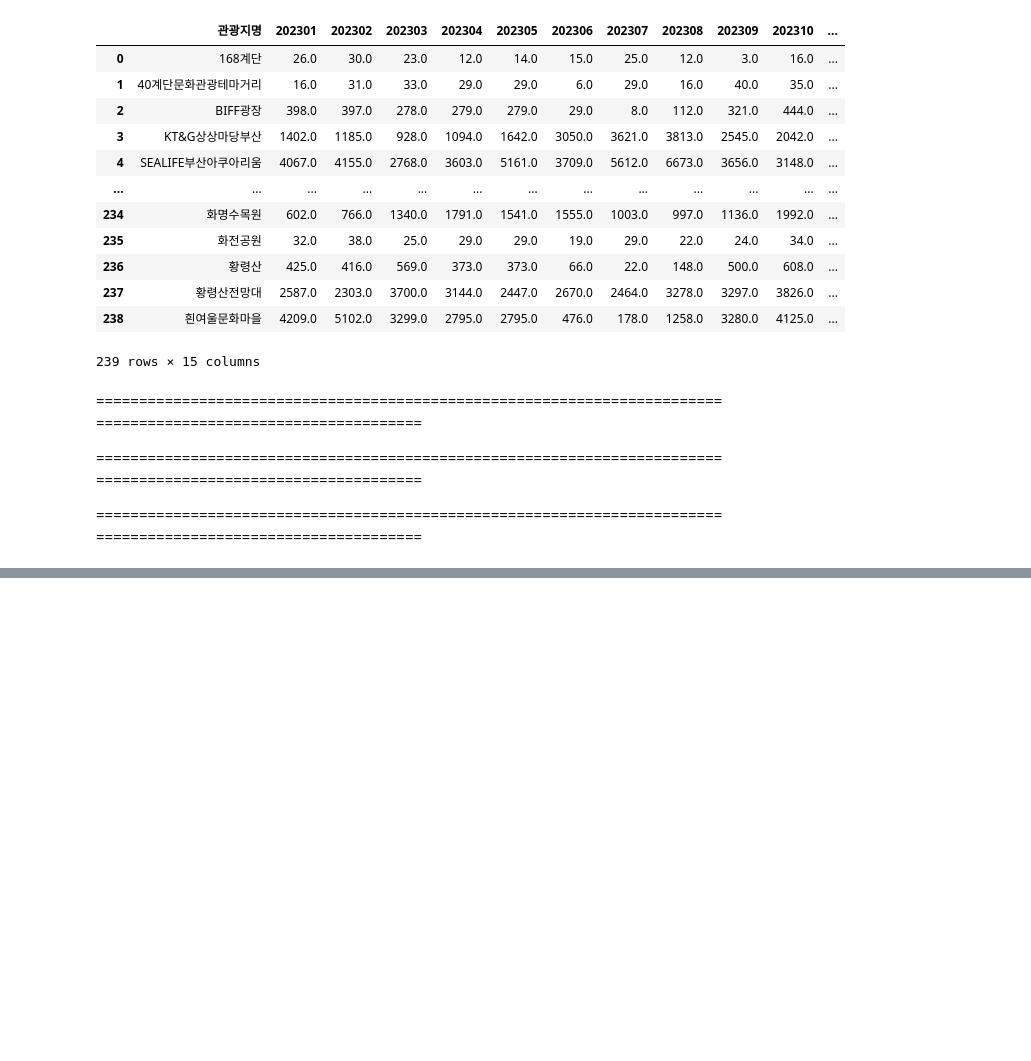
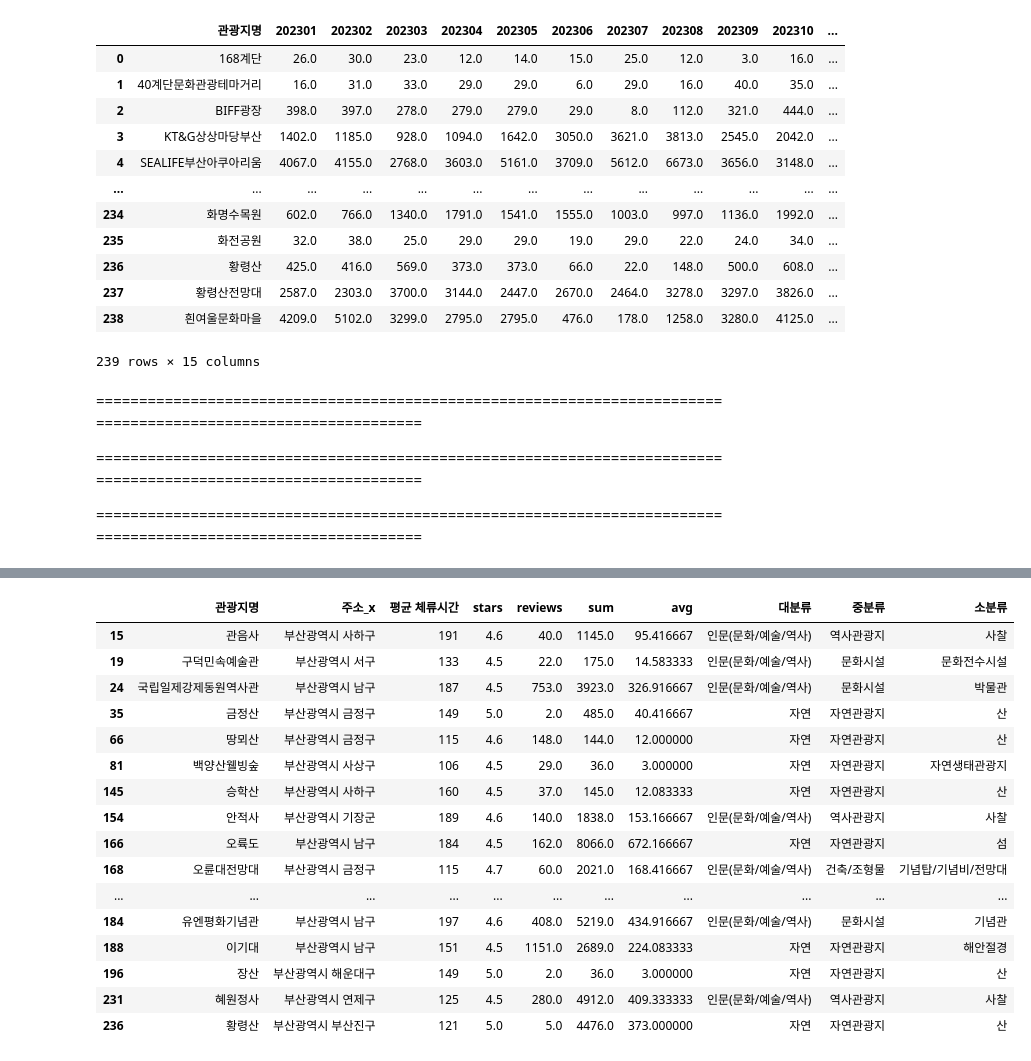
Before and after one commit to GRetriever/Data-Analysis-Project, a Jupyter notebook: Tourist Attractions/busan.ipynb, the cells around one changed output, grey strips where cells are left out. Saved outputs shown, nothing was run; the diff lists cells and outputs as text; code cells hidden in the pictures; blank space fills up the shorter version.

```diff
--- a/Tourist Attractions/busan.ipynb
+++ b/Tourist Attractions/busan.ipynb
@@ -559,3 +575,13 @@ navi_info[['관광지명','avg']].sort_values(by='avg',ascending=False)[:60]
+# %%
+location_info = location_info.rename(columns={'CONT_NM': '관광지명', 'TAR_ADDR_NM': '주소', 'KTO_CATE_LCLS_NM': '대분류', 'KTO_CATE_MCLS_NM': '중분류', 'KTO_CATE_SCLS_NM': '소분류'})
+# %%
+import re
+
+pattern = re.compile(r'\([^)]*\)')
+
+basic_info['관광지명'] = basic_info['관광지명'].apply(lambda x: re.sub(pattern, '', x))
+location_info['관광지명'] = location_info['관광지명'].apply(lambda x: re.sub(pattern, '', x))
+visit_info['관광지명'] = visit_info['관광지명'].apply(lambda x: re.sub(pattern, '', x))
 # %%
 df = pd.DataFrame()
 # %%
@@ -564,0 +589,3 @@ sns.pairplot(data=df)
+# %%
+df = pd.merge(df,location_info,on='관광지명',how='inner')
+df.drop(['주소_y','XCRD','YCRD'],axis=1,inplace=True)
@@ -564,0 +604,22 @@ sns.pairplot(data=df)
+# %%
+df_lp = df[(df['평균 체류시간']>104)&(df['stars']>=4.5)&(df['reviews']<1385)&(df['sum']<16550)&(df['avg']<1379)]
+# %%
+df_lp
+# %% [output]
+|  | 관광지명 | 주소_x | 평균 체류시간 | stars | reviews | sum | avg | 대분류 | 중분류 | 소분류 |
+| 15 | 관음사 | 부산광역시 사하구 | 191 | 4.6 | 40.0 | 1145.0 | 95.416667 | 인문(문화/예술/역사) | 역사관광지 | 사찰 |
+| 19 | 구덕민속예술관 | 부산광역시 서구 | 133 | 4.5 | 22.0 | 175.0 | 14.583333 | 인문(문화/예술/역사) | 문화시설 | 문화전수시설 |
+| 24 | 국립일제강제동원역사관 | 부산광역시 남구 | 187 | 4.5 | 753.0 | 3923.0 | 326.916667 | 인문(문화/예술/역사) | 문화시설 | 박물관 |
+| 35 | 금정산 | 부산광역시 금정구 | 149 | 5.0 | 2.0 | 485.0 | 40.416667 | 자연 | 자연관광지 | 산 |
+| 66 | 땅뫼산 | 부산광역시 금정구 | 115 | 4.6 | 148.0 | 144.0 | 12.000000 | 자연 | 자연관광지 | 산 |
+| 81 | 백양산웰빙숲 | 부산광역시 사상구 | 106 | 4.5 | 29.0 | 36.0 | 3.000000 | 자연 | 자연관광지 | 자연생태관광지 |
+| 145 | 승학산 | 부산광역시 사하구 | 160 | 4.5 | 37.0 | 145.0 | 12.083333 | 자연 | 자연관광지 | 산 |
+| 154 | 안적사 | 부산광역시 기장군 | 189 | 4.6 | 140.0 | 1838.0 | 153.166667 | 인문(문화/예술/역사) | 역사관광지 | 사찰 |
+| 166 | 오륙도 | 부산광역시 남구 | 184 | 4.5 | 162.0 | 8066.0 | 672.166667 | 자연 | 자연관광지 | 섬 |
+| 168 | 오륜대전망대 | 부산광역시 금정구 | 115 | 4.7 | 60.0 | 2021.0 | 168.416667 | 인문(문화/예술/역사) | 건축/조형물 | 기념탑/기념비/전망대 |
+| ... | ... | ... | ... | ... | ... | ... | ... | ... | ... | ... |
+| 184 | 유엔평화기념관 | 부산광역시 남구 | 197 | 4.6 | 408.0 | 5219.0 | 434.916667 | 인문(문화/예술/역사) | 문화시설 | 기념관 |
+| 188 | 이기대 | 부산광역시 남구 | 151 | 4.5 | 1151.0 | 2689.0 | 224.083333 | 자연 | 자연관광지 | 해안절경 |
+| 196 | 장산 | 부산광역시 해운대구 | 149 | 5.0 | 2.0 | 36.0 | 3.000000 | 자연 | 자연관광지 | 산 |
+| 231 | 혜원정사 | 부산광역시 연제구 | 125 | 4.5 | 280.0 | 4912.0 | 409.333333 | 인문(문화/예술/역사) | 역사관광지 | 사찰 |
+| 236 | 황령산 | 부산광역시 부산진구 | 121 | 5.0 | 5.0 | 4476.0 | 373.000000 | 자연 | 자연관광지 | 산 |
```
Also changed, not shown: parts of 19 cells of this notebook.
